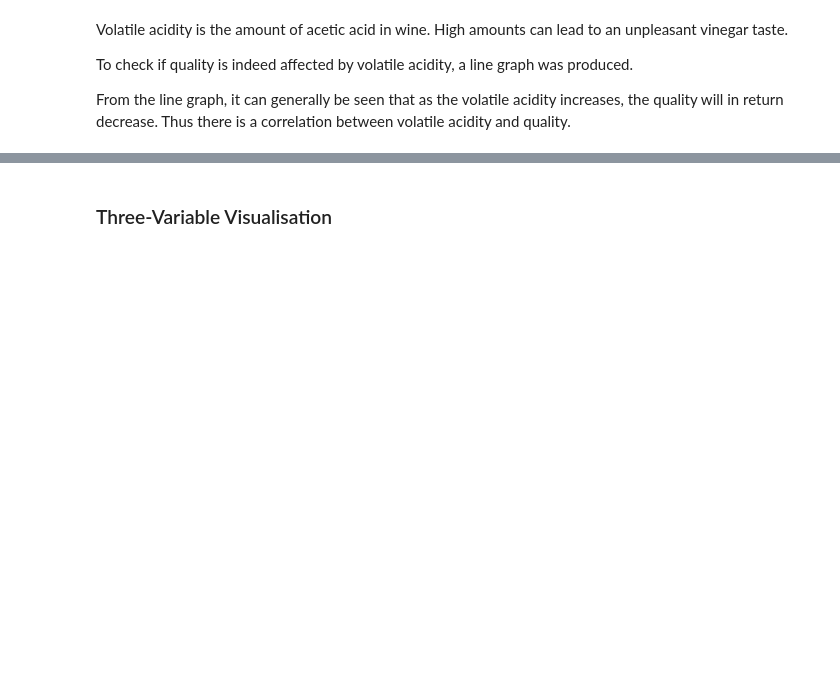
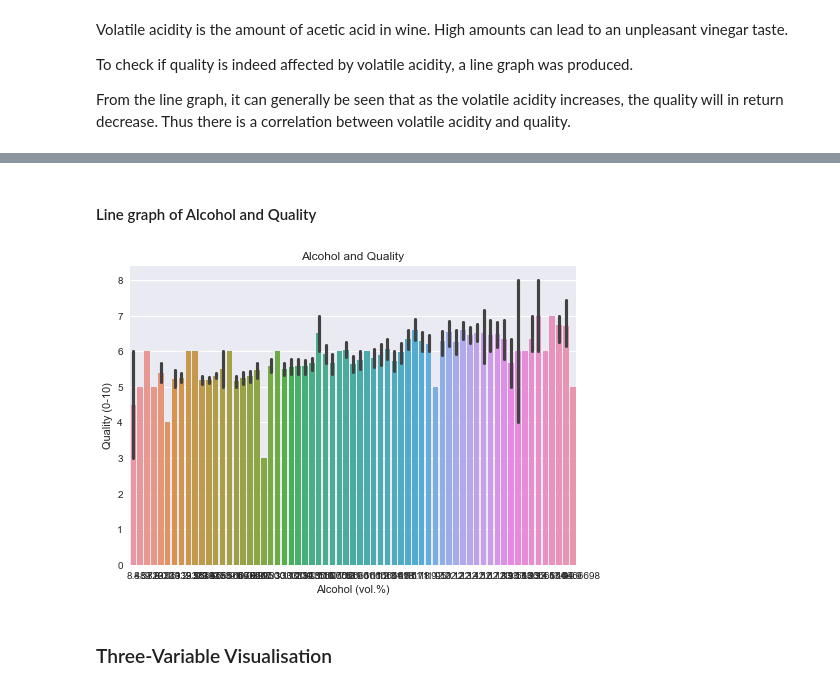
Before and after one commit to Michael-s3943224/MATH2412-Assignment, a Jupyter notebook: Phase1_Group21.ipynb, the cells around one changed output, grey strips where cells are left out. Saved outputs shown, nothing was run; the diff lists cells and outputs as text; code cells hidden in the pictures; blank space fills up the shorter version.

```diff
--- a/Phase1_Group21.ipynb
+++ b/Phase1_Group21.ipynb
@@ -260,6 +291,19 @@ quality_vacid_plot.set(xlabel='Volatile Acidity (g(acetic acid)/dm^3)')
 plt.show()
 # %% [output]
 [figure]
+# %% [markdown]
+#### Line graph of Alcohol and Quality
+# %%
+from turtle import width
+
+
+alcohol_quality_plt = sns.barplot(x=wine_df['alcohol'], y=wine_df['quality'], )
+alcohol_quality_plt.set(title='Alcohol and Quality')
+alcohol_quality_plt.set(xlabel='Alcohol (vol.%)')
+alcohol_quality_plt.set(ylabel='Quality (0-10)')
+plt.show()
+# %% [output]
+[figure, added]
 # %% [markdown]
 ### Three-Variable Visualisation
 # %% [markdown]
```
Also changed, not shown: parts of 10 cells of this notebook.
